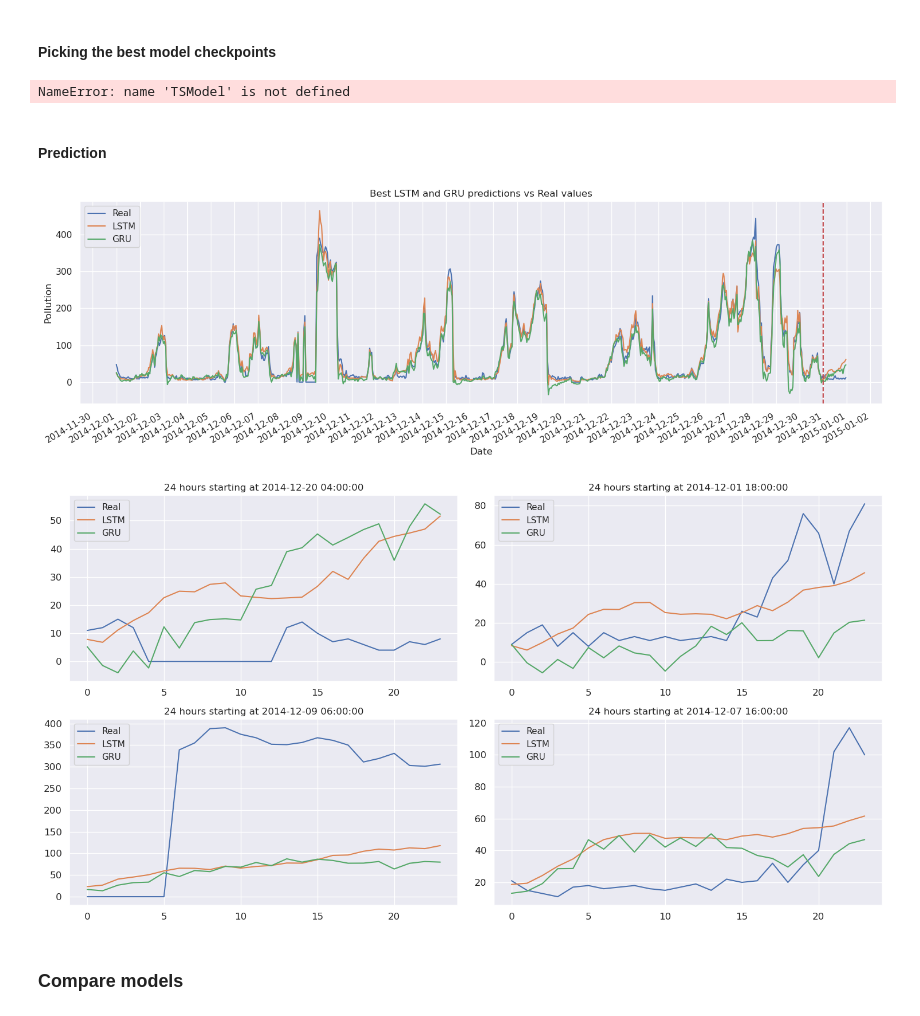
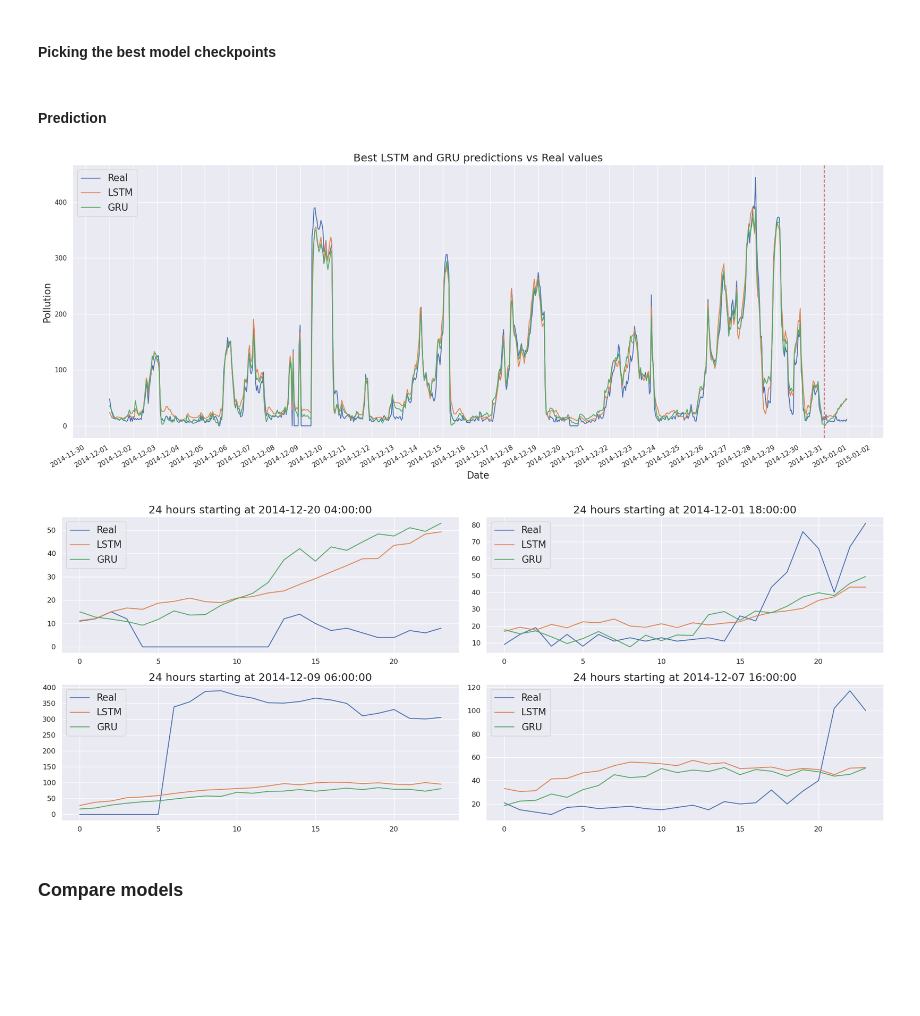
Before and after one commit to mrcljns/GRU-ML-presentation, a Jupyter notebook: gru_notebook.ipynb, the cells around one changed output. Cells and saved outputs as stored; diff of their text form; code cells hidden in the pictures; blank space fills up the shorter version.

```diff
--- a/gru_notebook.ipynb
+++ b/gru_notebook.ipynb
@@ -735,7 +852,7 @@ lstm_loader = PollutionDataLoader(train_dir="data/LSTM-Multivariate_pollution.cs
                                   , y_scaler=MinMaxScaler()
                                   , test_size=0.3
                                   , random_state=42
-                                  , batch_size=256
+                                  , batch_size=128
                                   , num_workers=7
                                   , device=device
                                   )
@@ -766,9 +873,9 @@ lstm_results_df.loc[lstm_results_df["training_iteration"] == 20].nsmallest(5, "v
 # %%
 pl.seed_everything(42, workers=True)
-lstm_model = LSTMModel(in_size=8, h_size=16, num_l=2, out_f=24, dropout_rate=0.4, activ=nn.Identity).to(device)
+lstm_model = LSTMModel(in_size=8, h_size=32, num_l=2, out_f=24, dropout_rate=0.4, activ=nn.ReLU).to(device)
 lstm_ts_model = TSModel(lstm_model, lr=0.001)
 lstm_trainer = pl.Trainer(max_epochs=50
-                          , callbacks=[# EarlyStopping(monitor="val_loss", mode="min", min_delta=0.00, patience=4, verbose=False),
+                          , callbacks=[EarlyStopping(monitor="val_loss", mode="min", min_delta=0.00, patience=10, verbose=False),
                                        ModelCheckpoint(monitor="val_loss", save_top_k=-1)]
                           , check_val_every_n_epoch=1
                           )
@@ -813,10 +940,9 @@ gru_results_df.loc[gru_results_df["training_iteration"] == 20].nsmallest(5, "val
 # %%
 pl.seed_everything(42, workers=True)
-gru_model = GRUModel(in_size=8, h_size=16, num_l=2, out_f=24, dropout_rate=0.2, activ=nn.Identity).to(device)
-gru_ts_model = TSModel(gru_model, lr=0.01)
-# Runnign the model for 20 epochs
-gru_trainer = pl.Trainer(max_epochs=20, enable_checkpointing=True
-                         , callbacks=[# EarlyStopping(monitor="val_loss", mode="min", min_delta=0.00, patience=5, verbose=False),
+gru_model = GRUModel(in_size=8, h_size=32, num_l=2, out_f=24, dropout_rate=0.2, activ=nn.Identity).to(device)
+gru_ts_model = TSModel(gru_model, lr=0.001)
+gru_trainer = pl.Trainer(max_epochs=50, enable_checkpointing=True
+                         , callbacks=[EarlyStopping(monitor="val_loss", mode="min", min_delta=0.00, patience=10, verbose=False),
                                       ModelCheckpoint(monitor="val_loss", save_top_k=-1)]
                          , check_val_every_n_epoch=1
                          )
@@ -848,10 +974,8 @@ plot_loss_curve()
 # %% [markdown]
 #### Picking the best model checkpoints
 # %%
-best_lstm = TSModel.load_from_checkpoint(checkpoint_path="lightning_logs/version_0/checkpoints/epoch=49-step=5900.ckpt", model=lstm_model, lr=0.001)
-best_gru = TSModel.load_from_checkpoint(checkpoint_path="lightning_logs/version_2/checkpoints/epoch=8-step=1062.ckpt", model=gru_model, lr=0.01)
+best_lstm = TSModel.load_from_checkpoint(checkpoint_path="lightning_logs/version_0/checkpoints/epoch=20-step=4956.ckpt", model=lstm_model, lr=0.001)
+best_gru = TSModel.load_from_checkpoint(checkpoint_path="lightning_logs/version_2/checkpoints/epoch=19-step=2360.ckpt", model=gru_model, lr=0.001)
-# %% [output]
-NameError: name 'TSModel' is not defined
 # %% [markdown]
 #### Prediction
 # %%
@@ -873,39 +1000,37 @@ date_checks = random.choices(range(len(dates)-24), k=4)
 # %%
 lstm_preds = [i[0] for i in get_predictions(best_lstm, lstm_trainer, lstm_loader)] + list(get_predictions(best_lstm, lstm_trainer, lstm_loader)[-1])
 gru_preds = [i[0] for i in get_predictions(best_gru, gru_trainer, gru_loader)] + list(get_predictions(best_gru, gru_trainer, gru_loader)[-1])
-plt.figure(figsize=(15,5))
-plt.ylabel("Pollution")
-plt.xlabel("Date")
+plt.figure(figsize=(20,8))
+plt.ylabel("Pollution", fontsize=16)
+plt.xlabel("Date", fontsize=16)
 plt.plot(dates, test_set["pollution"], label="Real")
 plt.plot(dates, lstm_preds, label="LSTM")
 plt.plot(dates, gru_preds, label="GRU")
-plt.title("Actual vs predicted")
 plt.gca().xaxis.set_major_formatter(mdates.DateFormatter('%Y-%m-%d'))
 plt.gca().xaxis.set_major_locator(mdates.DayLocator())
 plt.gcf().autofmt_xdate()
 plt.axvline(x=dates[-24], c='r', linestyle='--')
-plt.legend()
-plt.title("Best LSTM and GRU predictions vs Real values")
+plt.legend(fontsize=16)
+plt.title("Best LSTM and GRU predictions vs Real values", fontsize=18)
 plt.tight_layout()
 plt.show()
 # %% [output]
-[figure, old version]
+[figure, new version]
 # %%
 # Visualizing predictions in random intervals
-fig, axs = plt.subplots(2, 2, figsize=(15, 8), facecolor='white')
+fig, axs = plt.subplots(2, 2, figsize=(20, 8), facecolor='white')
 for i, ax in enumerate(axs.flatten()):
     ax.plot(range(24), test_set["pollution"][date_checks[i]:date_checks[i]+24], label="Real")
     ax.plot(range(24), list(get_predictions(best_lstm, lstm_trainer, lstm_loader)[date_checks[i]]), label="LSTM")
     ax.plot(range(24), list(get_predictions(best_gru, gru_trainer, gru_loader)[date_checks[i]]), label="GRU")
     ax.tick_params(axis='both', which='major', labelsize=12)
-    ax.legend()
+    ax.legend(fontsize=16)
     ax.grid(True)
-    ax.title.set_text(f"24 hours starting at {dates[date_checks[i]]}")
+    ax.set_title(f"24 hours starting at {dates[date_checks[i]]}", size=18)
 
-plt.legend()
 plt.tight_layout()
 plt.show()
 # %% [output]
-[figure, old version]
+[figure, new version]
 # %% [markdown]
 ### Compare models
```
Also changed, not shown: parts of 48 cells of this notebook.
